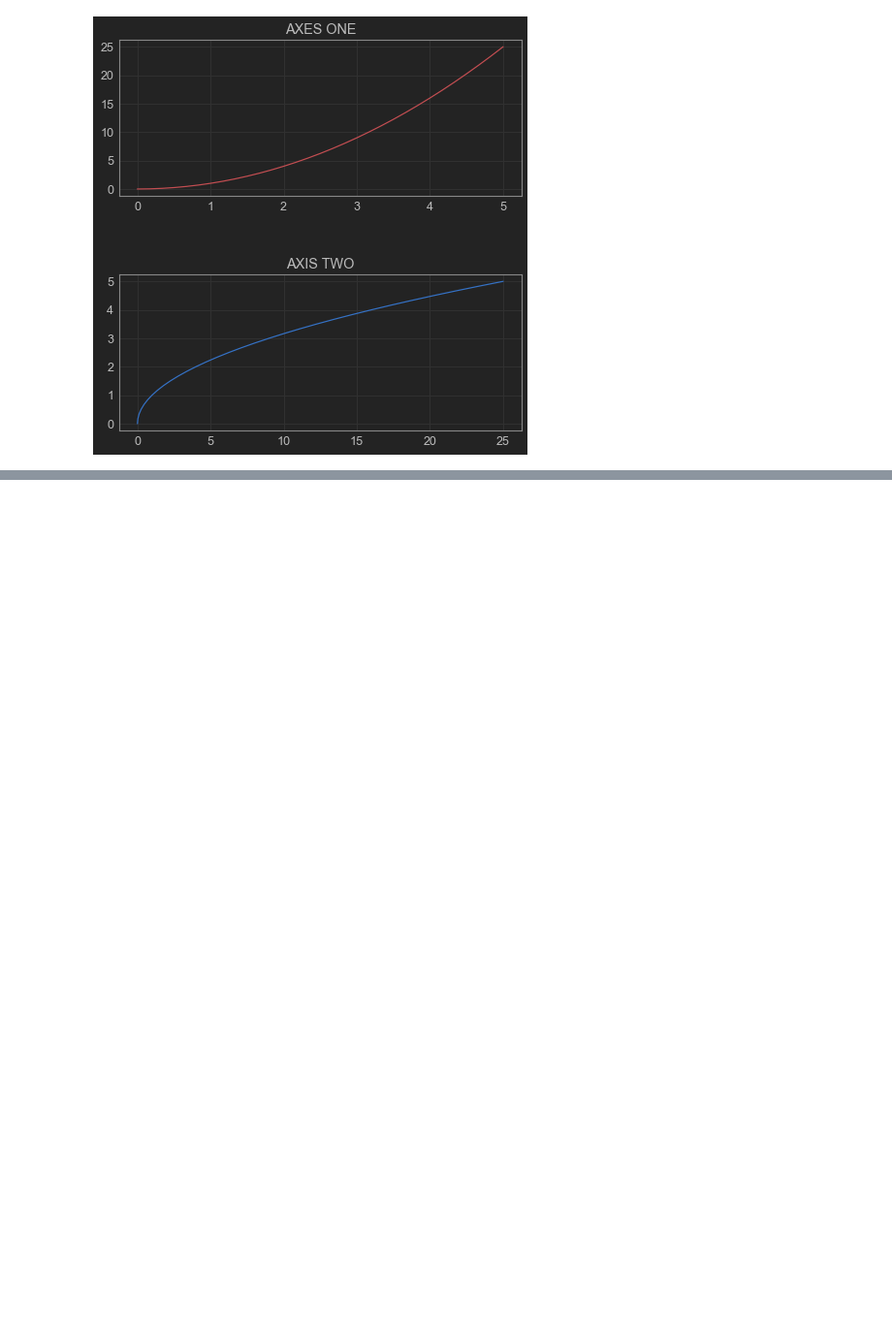
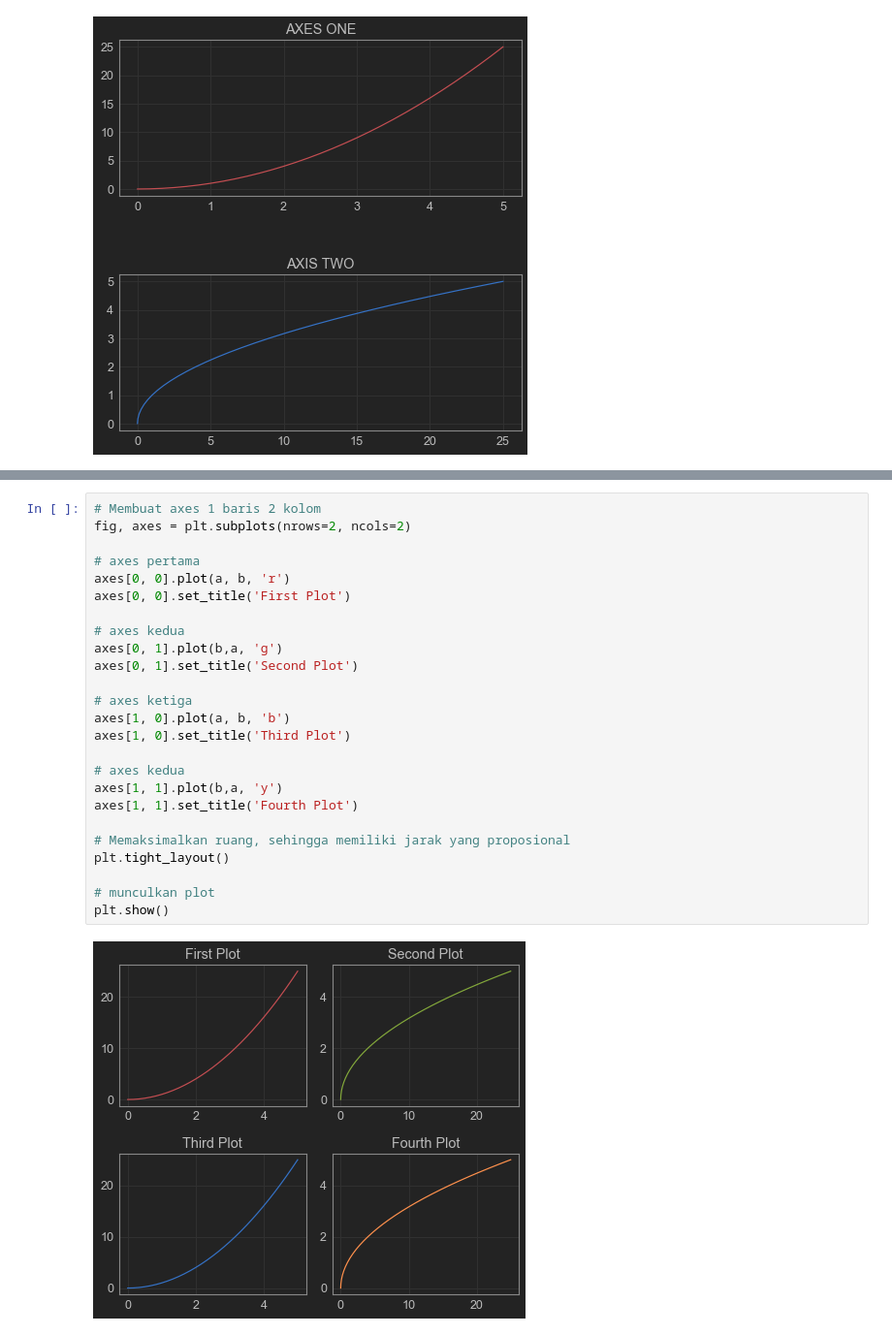
Before and after one commit to rochafialvin/python-analys, a Jupyter notebook: 3. Matplotlib.ipynb, the cells around one changed output, grey strips where cells are left out. Shown: that part at 97% size. Drawn from its saved outputs; the diff is of its cells as text; blank space fills up the shorter version.

```diff
--- a/3. Matplotlib.ipynb
+++ b/3. Matplotlib.ipynb
@@ -118,0 +186,27 @@ plt.show()
+# %%
+# Membuat axes 1 baris 2 kolom
+fig, axes = plt.subplots(nrows=2, ncols=2)
+
+# axes pertama
+axes[0, 0].plot(a, b, 'r')
+axes[0, 0].set_title('First Plot')
+
+# axes kedua
+axes[0, 1].plot(b,a, 'g')
+axes[0, 1].set_title('Second Plot')
+
+# axes ketiga
+axes[1, 0].plot(a, b, 'b')
+axes[1, 0].set_title('Third Plot')
+
+# axes kedua
+axes[1, 1].plot(b,a, 'y')
+axes[1, 1].set_title('Fourth Plot')
+
+# Memaksimalkan ruang, sehingga memiliki jarak yang proposional
+plt.tight_layout()
+
+# munculkan plot
+plt.show()
+# %% [output]
+[figure, added]
```
Also changed, not shown: parts of 9 cells of this notebook.
